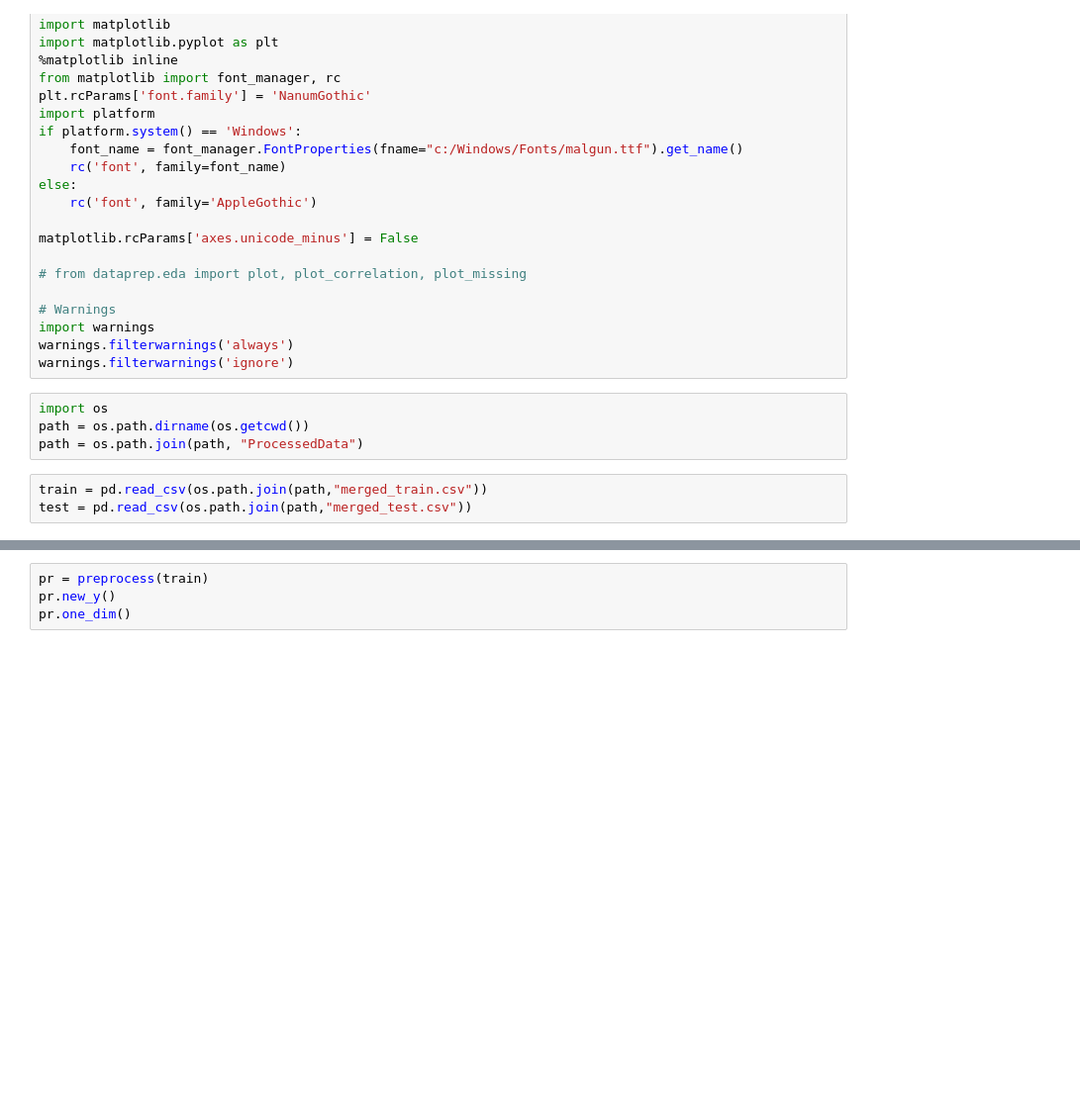
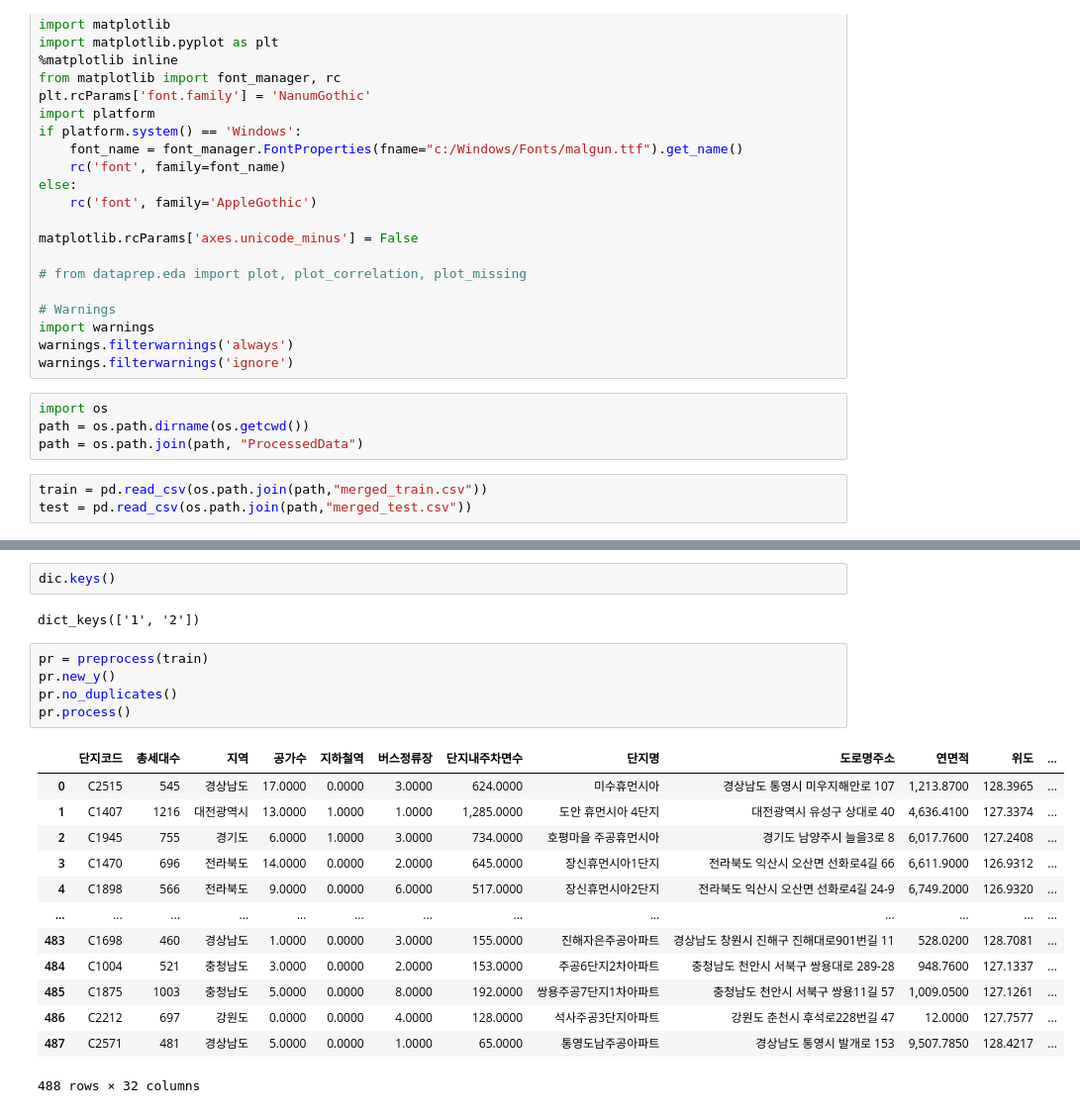
Before and after one commit to whdbfla6/Daesamanlap, a Jupyter notebook: EDA_CYR/data_preprocessing.ipynb, the cells around one changed output, grey strips where cells are left out. Shown at 99% size. Saved outputs shown, nothing was run; the diff lists cells and outputs as text; blank space fills up the shorter version.

```diff
--- a/EDA_CYR/data_preprocessing.ipynb
+++ b/EDA_CYR/data_preprocessing.ipynb
@@ -63,7 +122,26 @@ class preprocess:
+# %%
+dic.keys()
+# %% [output]
+dict_keys(['1', '2'])
 # %%
 pr = preprocess(train)
 pr.new_y()
-pr.one_dim()
+pr.no_duplicates()
+pr.process()
+# %% [output]
+|  | 단지코드 | 총세대수 | 지역 | 공가수 | 지하철역 | 버스정류장 | 단지내주차면수 | 단지명 | 도로명주소 | 연면적 | 위도 | ... |
+| 0 | C2515 | 545 | 경상남도 | 17.0000 | 0.0000 | 3.0000 | 624.0000 | 미수휴먼시아 | 경상남도 통영시 미우지해안로 107 | 1,213.8700 | 128.3965 | ... |
+| 1 | C1407 | 1216 | 대전광역시 | 13.0000 | 1.0000 | 1.0000 | 1,285.0000 | 도안 휴먼시아 4단지 | 대전광역시 유성구 상대로 40 | 4,636.4100 | 127.3374 | ... |
+| 2 | C1945 | 755 | 경기도 | 6.0000 | 1.0000 | 3.0000 | 734.0000 | 호평마을 주공휴먼시아 | 경기도 남양주시 늘을3로 8 | 6,017.7600 | 127.2408 | ... |
+| 3 | C1470 | 696 | 전라북도 | 14.0000 | 0.0000 | 2.0000 | 645.0000 | 장신휴먼시아1단지 | 전라북도 익산시 오산면 선화로4길 66 | 6,611.9000 | 126.9312 | ... |
+| 4 | C1898 | 566 | 전라북도 | 9.0000 | 0.0000 | 6.0000 | 517.0000 | 장신휴먼시아2단지 | 전라북도 익산시 오산면 선화로4길 24-9 | 6,749.2000 | 126.9320 | ... |
+| ... | ... | ... | ... | ... | ... | ... | ... | ... | ... | ... | ... | ... |
+| 483 | C1698 | 460 | 경상남도 | 1.0000 | 0.0000 | 3.0000 | 155.0000 | 진해자은주공아파트 | 경상남도 창원시 진해구 진해대로901번길 11 | 528.0200 | 128.7081 | ... |
+| 484 | C1004 | 521 | 충청남도 | 3.0000 | 0.0000 | 2.0000 | 153.0000 | 주공6단지2차아파트 | 충청남도 천안시 서북구 쌍용대로 289-28 | 948.7600 | 127.1337 | ... |
+| 485 | C1875 | 1003 | 충청남도 | 5.0000 | 0.0000 | 8.0000 | 192.0000 | 쌍용주공7단지1차아파트 | 충청남도 천안시 서북구 쌍용11길 57 | 1,009.0500 | 127.1261 | ... |
+| 486 | C2212 | 697 | 강원도 | 0.0000 | 0.0000 | 4.0000 | 128.0000 | 석사주공3단지아파트 | 강원도 춘천시 후석로228번길 47 | 12.0000 | 127.7577 | ... |
+| 487 | C2571 | 481 | 경상남도 | 5.0000 | 0.0000 | 1.0000 | 65.0000 | 통영도남주공아파트 | 경상남도 통영시 발개로 153 | 9,507.7850 | 128.4217 | ... |
+488 rows × 32 columns
 # %%
 pr1 = preprocess(test)
 pr1.new_y()
```
Also changed, not shown: parts of 2 cells of this notebook, 1 other file.
